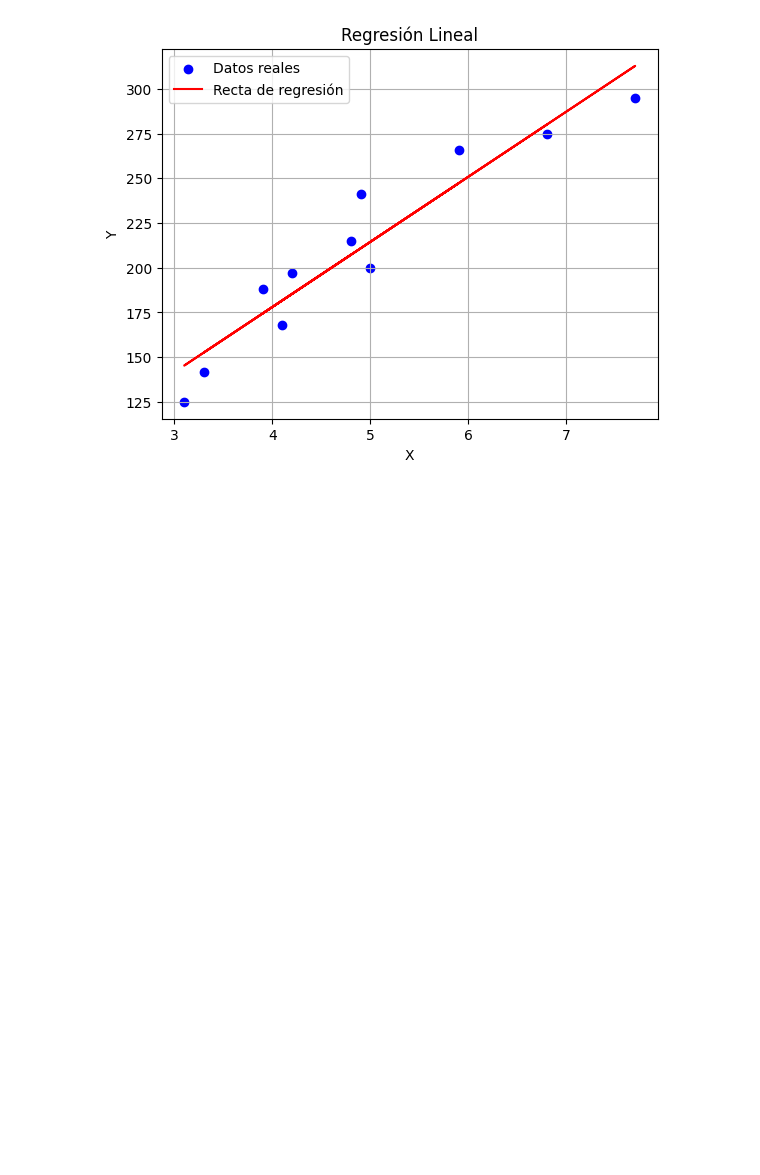
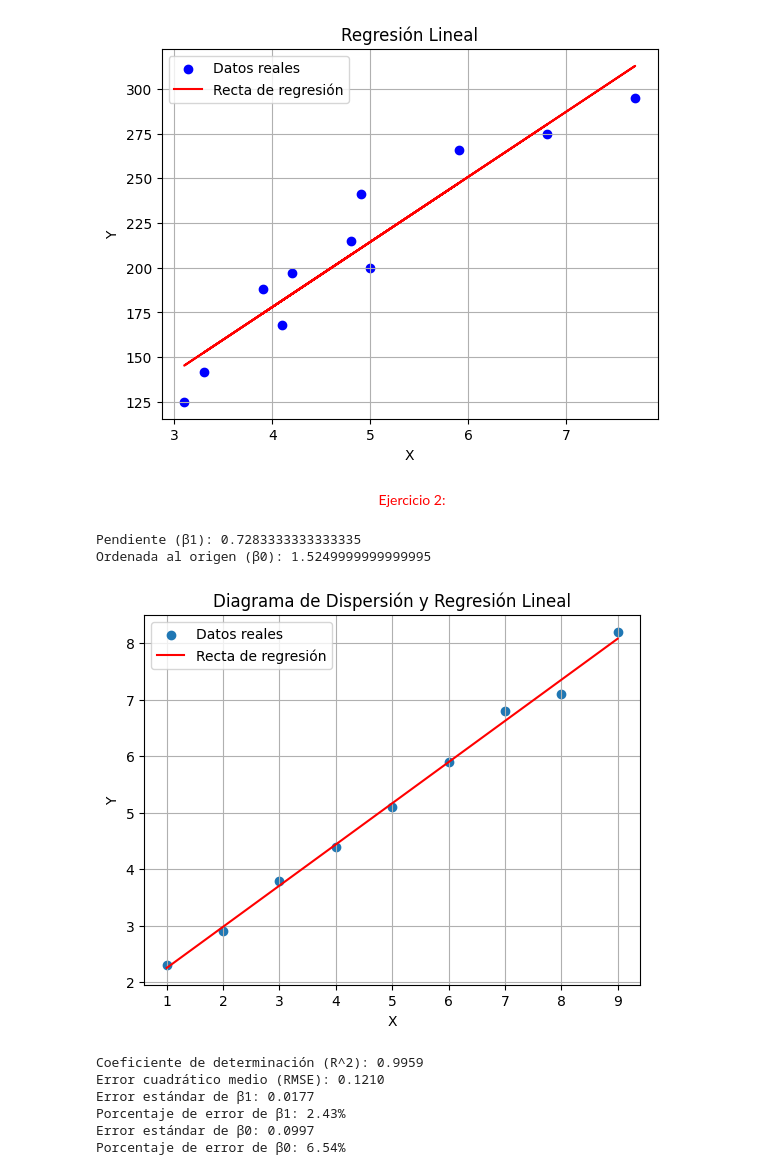
Before and after one commit to ocalru/EDP-I-Simulacion-I, a Jupyter notebook: Regresion_LIneal.ipynb, the cells around one changed output. Drawn from its saved outputs; the diff is of its cells as text; code cells hidden in the pictures; blank space fills up the shorter version.

```diff
--- a/Regresion_LIneal.ipynb
+++ b/Regresion_LIneal.ipynb
@@ -34,3 +38,77 @@ plt.show()
 # %% [output]
 Modelo: Y = 36.41X + 32.46
 [figure]
+# %% [markdown]
+<p align="center">
+    <font size="10" color="red"> Ejercicio 2: </font>
+</p>
+# %%
+import numpy as np
+import matplotlib.pyplot as plt
+from sklearn.linear_model import LinearRegression
+from sklearn.metrics import mean_squared_error, r2_score
+
+# 1. Datos de ejemplo (puedes cambiarlos por los tuyos)
+x = np.array([1, 2, 3, 4, 5, 6, 7, 8, 9])
+y = np.array([2.3, 2.9, 3.8, 4.4, 5.1, 5.9, 6.8, 7.1, 8.2])
+
+# Convertimos x a formato columna
+X = x.reshape(-1, 1)
+
+# 2. Modelo de Regresión Lineal
+modelo = LinearRegression()
+modelo.fit(X, y)
+
+# 3. Cálculo de la pendiente (β1) y ordenada al origen (β0)
+beta1 = modelo.coef_[0]
+beta0 = modelo.intercept_
+
+print(f"Pendiente (β1): {beta1}")
+print(f"Ordenada al origen (β0): {beta0}")
+
+# 1. Diagrama de Dispersión con la recta de regresión
+plt.scatter(x, y, label="Datos reales")
+plt.plot(x, modelo.predict(X), color='red', label="Recta de regresión")
+plt.xlabel("X")
+plt.ylabel("Y")
+plt.title("Diagrama de Dispersión y Regresión Lineal")
+plt.legend()
+plt.grid(True)
+plt.show()
+
+# 4. Error del modelo: R^2 y error cuadrático medio
+y_pred = modelo.predict(X)
+r2 = r2_score(y, y_pred)
+rmse = np.sqrt(mean_squared_error(y, y_pred))
+
+print(f"Coeficiente de determinación (R^2): {r2:.4f}")
+print(f"Error cuadrático medio (RMSE): {rmse:.4f}")
+
+# 5. Error estándar de β1 (estimación sencilla)
+n = len(x)
+x_mean = np.mean(x)
+s_xx = np.sum((x - x_mean)**2)
+residuals = y - y_pred
+s_squared = np.sum(residuals**2) / (n - 2)
+se_beta1 = np.sqrt(s_squared / s_xx)
+error_pct_beta1 = (se_beta1 / beta1) * 100
+
+print(f"Error estándar de β1: {se_beta1:.4f}")
+print(f"Porcentaje de error de β1: {error_pct_beta1:.2f}%")
+
+# 6. Error estándar de β0
+se_beta0 = np.sqrt(s_squared * (1/n + (x_mean**2 / s_xx)))
+error_pct_beta0 = (se_beta0 / beta0) * 100
+
+print(f"Error estándar de β0: {se_beta0:.4f}")
+print(f"Porcentaje de error de β0: {error_pct_beta0:.2f}%")
+# %% [output]
+Pendiente (β1): 0.7283333333333335
+Ordenada al origen (β0): 1.5249999999999995
+[figure, added]
+Coeficiente de determinación (R^2): 0.9959
+Error cuadrático medio (RMSE): 0.1210
+Error estándar de β1: 0.0177
+Porcentaje de error de β1: 2.43%
+Error estándar de β0: 0.0997
+Porcentaje de error de β0: 6.54%
```
Also changed, not shown: parts of 1 cell of this notebook.
